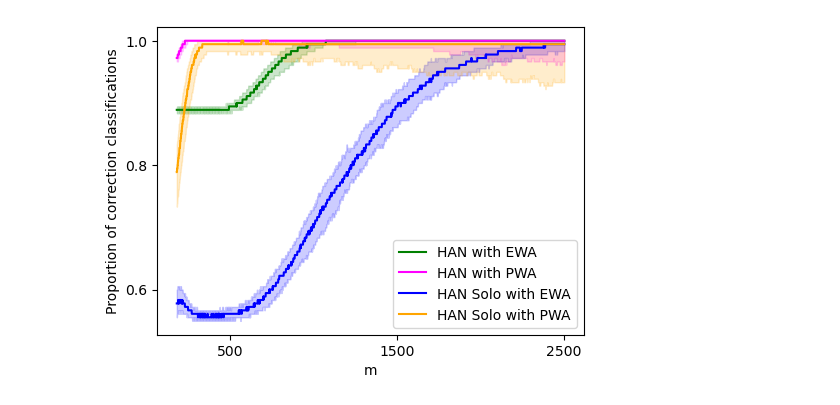
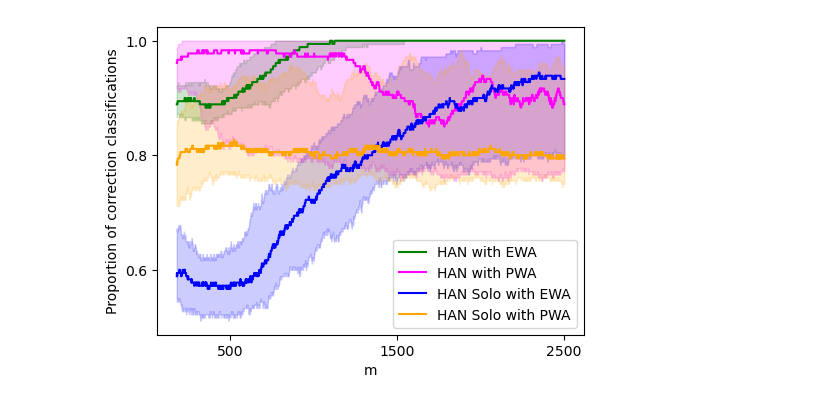
Before and after one commit to SophieJaffard/HAN, a Jupyter notebook: plot_accuracy.ipynb, the cells around one changed output. Cells and saved outputs as stored; diff of their text form; code cells hidden in the pictures.

Commit message:
new curves

```diff
--- a/plot_accuracy.ipynb
+++ b/plot_accuracy.ipynb
@@ -5,7 +5,7 @@ M=2502
 Nb=100
 paq=180
 level=0.1
-learning="blocs"
+learning="random"
 
 plt.figure(figsize=(5.5,4))
 
@@ -15,10 +15,10 @@ color=['green','magenta','blue','orange']
 
 answers=np.zeros((4,Nb,M))
 
-answers[2,:,:]=np.load(f'saves/EWA_{learning}.npy')
-answers[3,:,:]=np.load(f'saves/PWA_{learning}.npy')
-answers[0,:,:]=np.load(f'saves/EWA_{learning}_HAN.npy')
-answers[1,:,:]=np.load(f'saves/PWA_{learning}_HAN.npy')
+answers[2,:,:]=np.load(f'/Users/sophiejaffard/Desktop/saves/EWA_{learning}.npy')
+answers[3,:,:]=np.load(f'/Users/sophiejaffard/Desktop/saves/PWA_{learning}.npy')
+answers[0,:,:]=np.load(f'/Users/sophiejaffard/Desktop/saves/EWA_{learning}_HAN.npy')
+answers[1,:,:]=np.load(f'/Users/sophiejaffard/Desktop/saves/PWA_{learning}_HAN.npy')
 
 for i in range(4):
     Y=np.zeros((Nb,M-paq)) # percentage "glissant" of correct guesses for a bloc of 18 objects
@@ -26,31 +26,31 @@ for i in range(4):
         for m in range(M-paq):
             Y[nb,m]=np.sum(answers[i,nb,m:m+paq])/paq
     Y_med=np.zeros(M-paq)
     Y_90=np.zeros(M-paq)
     Y_10=np.zeros(M-paq)
     Y_max=np.zeros(M-paq)
 
     for m in range(M-paq):
         X=Y[:,m]
         X=np.sort(X)
         Y_med[m]=X[int(Nb/2)]
         Y_90[m]=X[int(Nb*(1-level))]
         Y_10[m]=X[int(Nb*level)]
         Y_max[m]=X[Nb-1]
    # if Y_10[m] > Y_med[m]:
         #print(m)
 
     X2=np.arange(M-paq)+paq
     plt.plot(X2,Y_med, label=legend[i], color=color[i])
     plt.fill_between(X2, Y_10, Y_90, color=color[i], alpha=.2)
 
 plt.yticks([0.6,0.8,1])
 plt.xticks([500,1500,2500])
 plt.ylabel('Proportion of correction classifications')
 plt.xlabel('m')
 
 plt.legend()
 #plt.savefig('curves.pdf')
 plt.show()
 # %% [output]
-[figure, old version]
+[figure, new version]
```
Also changed, not shown: 5 other files.
